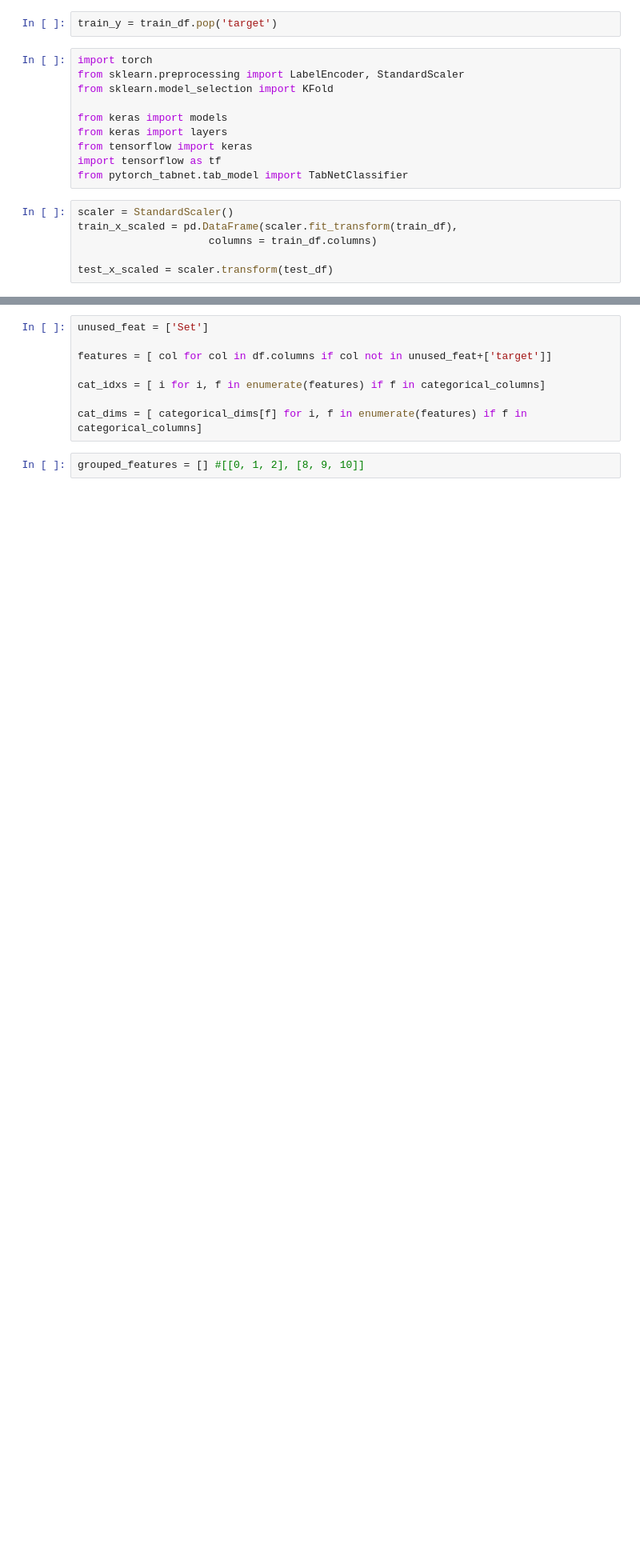
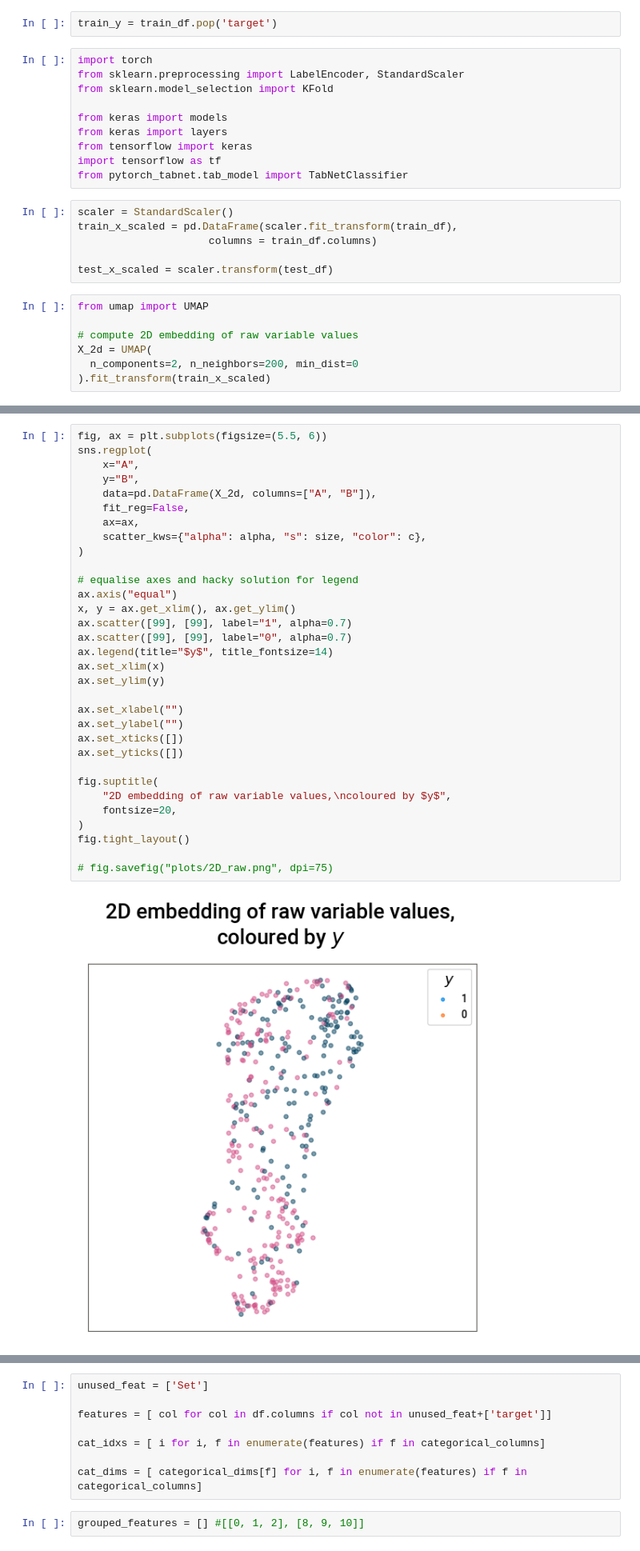
Before and after one commit to minghao51/kaggle_notebooks, a Jupyter notebook: tabnet.ipynb, the cells around one changed output, grey strips where cells are left out. Shown at 80% size. Saved outputs shown, nothing was run; the diff lists cells and outputs as text; blank space fills up the shorter version.

```diff
--- a/tabnet.ipynb
+++ b/tabnet.ipynb
@@ -131,3 +138,10 @@ train_x_scaled = pd.DataFrame(scaler.fit_transform(train_df),
                      columns = train_df.columns)
 
 test_x_scaled = scaler.transform(test_df)
+# %%
+from umap import UMAP
+
+# compute 2D embedding of raw variable values
+X_2d = UMAP(
+  n_components=2, n_neighbors=200, min_dist=0
+).fit_transform(train_x_scaled)
@@ -134 +155,35 @@ test_x_scaled = scaler.transform(test_df)
+# %%
+fig, ax = plt.subplots(figsize=(5.5, 6))
+sns.regplot(
+    x="A",
+    y="B",
+    data=pd.DataFrame(X_2d, columns=["A", "B"]),
+    fit_reg=False,
+    ax=ax,
+    scatter_kws={"alpha": alpha, "s": size, "color": c},
+)
+
+# equalise axes and hacky solution for legend
+ax.axis("equal")
+x, y = ax.get_xlim(), ax.get_ylim()
+ax.scatter([99], [99], label="1", alpha=0.7)
+ax.scatter([99], [99], label="0", alpha=0.7)
+ax.legend(title="$y$", title_fontsize=14)
+ax.set_xlim(x)
+ax.set_ylim(y)
+
+ax.set_xlabel("")
+ax.set_ylabel("")
+ax.set_xticks([])
+ax.set_yticks([])
+
+fig.suptitle(
+    "2D embedding of raw variable values,\ncoloured by $y$",
+    fontsize=20,
+)
+fig.tight_layout()
+
+# fig.savefig("plots/2D_raw.png", dpi=75)
+# %% [output]
+[figure, added]
 # %%
```
Also changed, not shown: parts of 17 cells of this notebook.
